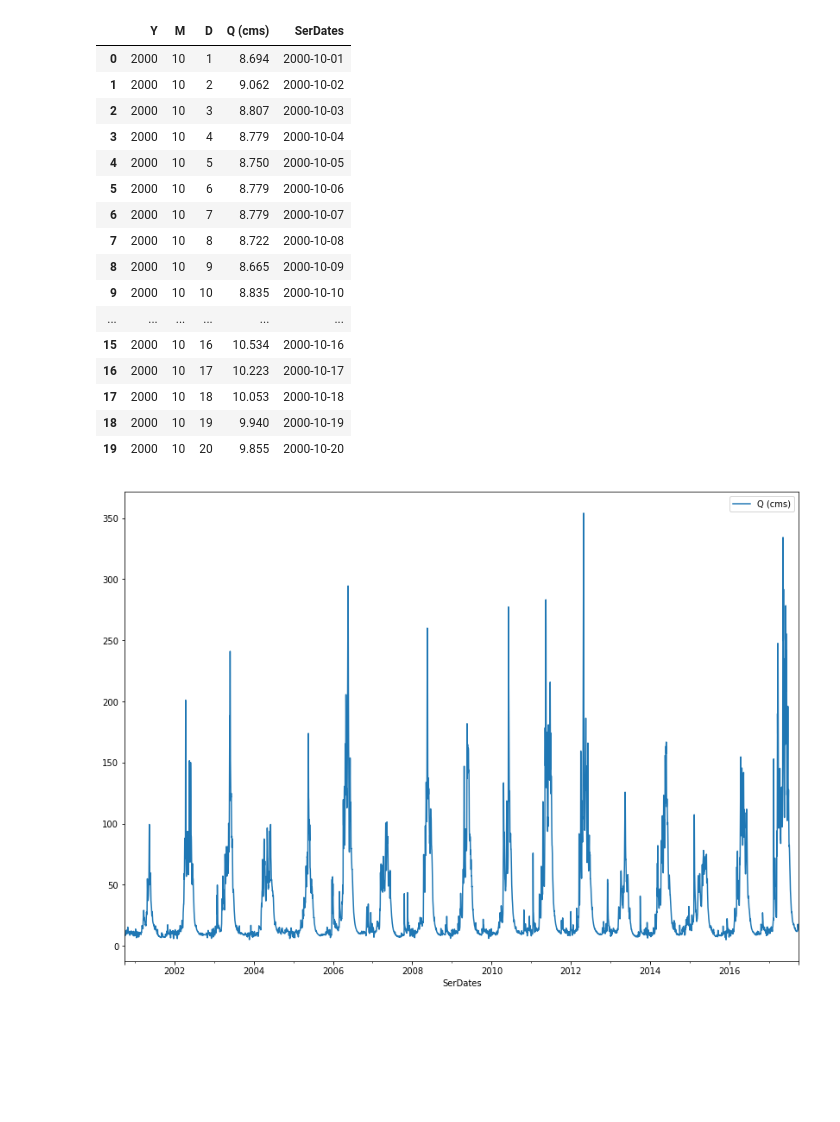
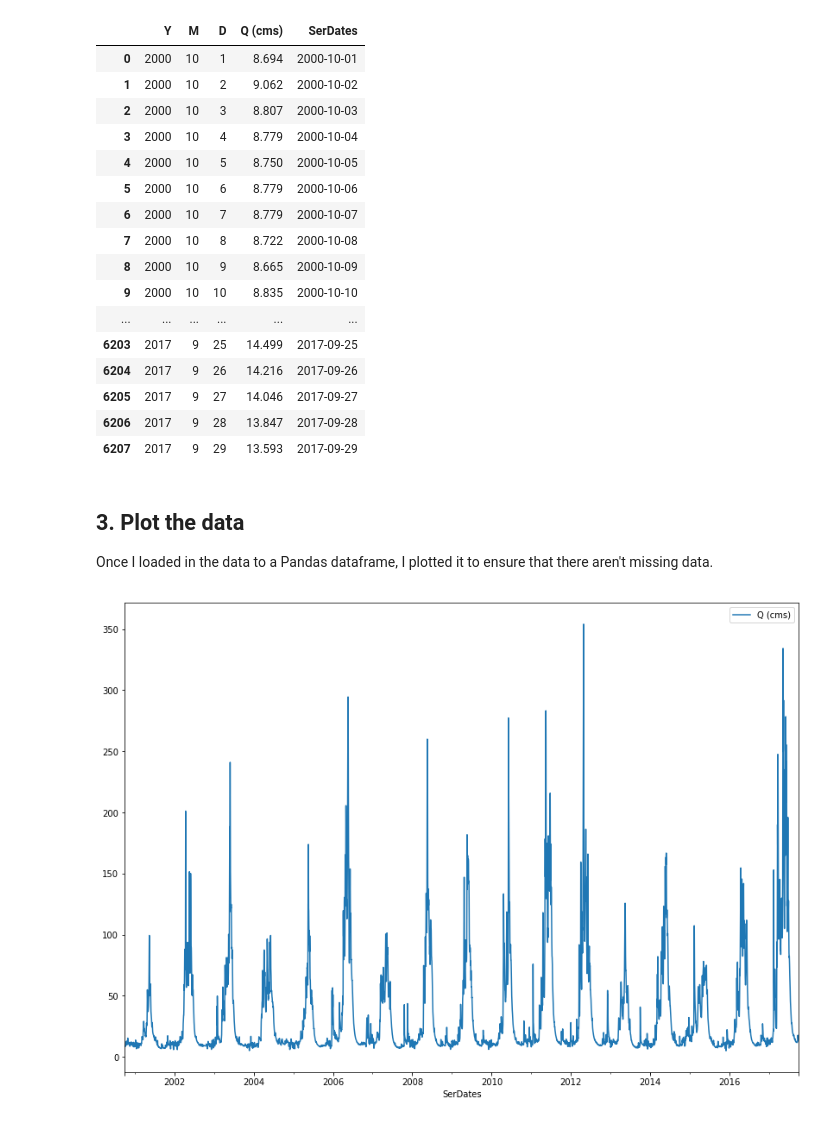
Before and after one commit to tdudunake/GEOS_518_GitHUB, a Jupyter notebook: 1:24:18/Hydrologic Time Series.ipynb, the cells around one changed output. Drawn from its saved outputs; the diff is of its cells as text; code cells hidden in the pictures; blank space fills up the shorter version.

```diff
--- a/1:24:18/Hydrologic Time Series.ipynb
+++ b/1:24:18/Hydrologic Time Series.ipynb
@@ -4,7 +14,8 @@ import pandas as pd # Data management
 import matplotlib.pyplot as plt # Plotting
 
 df = pd.read_csv('MF_Boise.csv', names=['Y', 'M', 'D', 'Q (cms)'], skiprows=1)
-df[0:20]
+qrows = np.concatenate([np.arange(0,10,1),np.arange(-11,-1,1)])
+df.iloc[qrows,:]
 # %% [output]
 |  | Y | M | D | Q (cms) |
 | 0 | 2000 | 10 | 1 | 8.694 |
@@ -26,22 +40,26 @@ df[0:20]
 # %%
 df['SerDates'] = pd.to_datetime(df.Y*10000+df.M*100+df.D, format='%Y%m%d')
-df[0:20]
+df.iloc[qrows,:]
 # %% [output]
 |  | Y | M | D | Q (cms) | SerDates |
 | 0 | 2000 | 10 | 1 | 8.694 | 2000-10-01 |
 | 1 | 2000 | 10 | 2 | 9.062 | 2000-10-02 |
 | 2 | 2000 | 10 | 3 | 8.807 | 2000-10-03 |
 | 3 | 2000 | 10 | 4 | 8.779 | 2000-10-04 |
 | 4 | 2000 | 10 | 5 | 8.750 | 2000-10-05 |
 | 5 | 2000 | 10 | 6 | 8.779 | 2000-10-06 |
 | 6 | 2000 | 10 | 7 | 8.779 | 2000-10-07 |
 | 7 | 2000 | 10 | 8 | 8.722 | 2000-10-08 |
 | 8 | 2000 | 10 | 9 | 8.665 | 2000-10-09 |
 | 9 | 2000 | 10 | 10 | 8.835 | 2000-10-10 |
 | ... | ... | ... | ... | ... | ... |
-| 15 | 2000 | 10 | 16 | 10.534 | 2000-10-16 |
-| 16 | 2000 | 10 | 17 | 10.223 | 2000-10-17 |
-| 17 | 2000 | 10 | 18 | 10.053 | 2000-10-18 |
-| 18 | 2000 | 10 | 19 | 9.940 | 2000-10-19 |
-| 19 | 2000 | 10 | 20 | 9.855 | 2000-10-20 |
+| 6203 | 2017 | 9 | 25 | 14.499 | 2017-09-25 |
+| 6204 | 2017 | 9 | 26 | 14.216 | 2017-09-26 |
+| 6205 | 2017 | 9 | 27 | 14.046 | 2017-09-27 |
+| 6206 | 2017 | 9 | 28 | 13.847 | 2017-09-28 |
+| 6207 | 2017 | 9 | 29 | 13.593 | 2017-09-29 |
+# %% [markdown]
+## 3. Plot the data
+
+Once I loaded in the data to a Pandas dataframe, I plotted it to ensure that there aren't missing data.
 # %%
```
Also changed, not shown: parts of 7 cells of this notebook, 3 other files.
